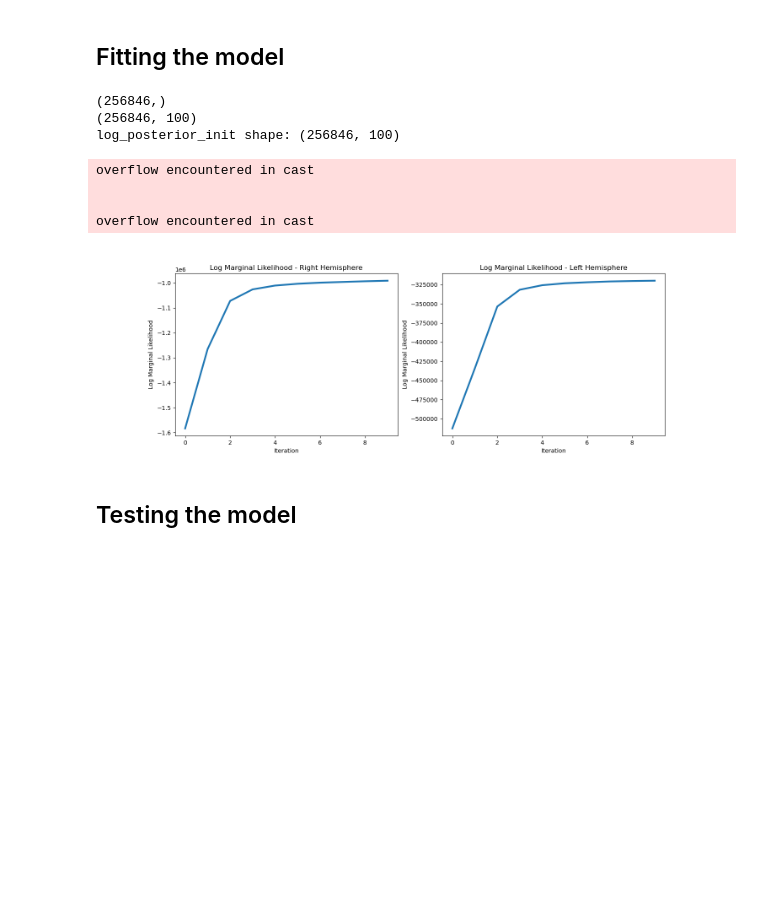
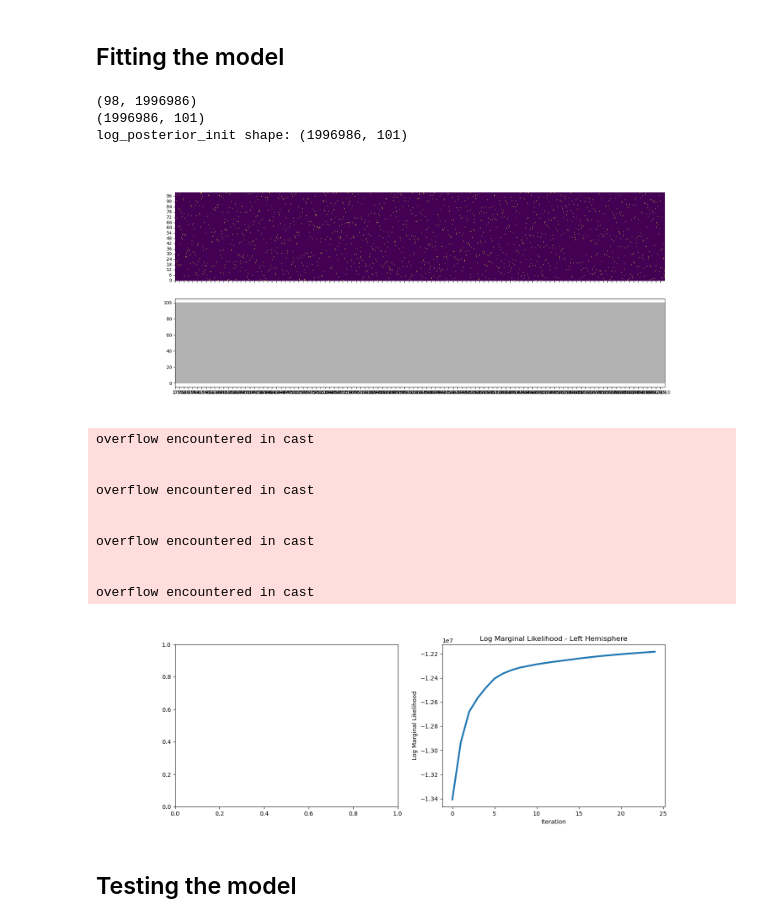
Before and after one commit to Sid-Rafilson-1617/poor-man-GPLVM, a Jupyter notebook: analysis_example.ipynb, the cells around one changed output. Saved outputs shown, nothing was run; the diff lists cells and outputs as text; code cells hidden in the pictures; blank space fills up the shorter version.

```diff
--- a/analysis_example.ipynb
+++ b/analysis_example.ipynb
@@ -265,6 +331,26 @@ UNIT_TYPES = ['Pyramidal Cell']
 # preparing the lists to collect spike rates
 selected_spike_counts_L = []
 selected_spike_counts_R = []
+
+# making a fake timebase ref since no position info is available
+no_position = True
+if no_position:
+    start_time = 0.0
+    # getting the end time from the shortest probe
+    end_time = None
+    for probe in PROBES:
+        _, tb_probe, _ = spike_count_matrices[probe]
+        if end_time is None:
+            end_time = np.max(tb_probe)
+        elif np.max(tb_probe) < end_time:
+            end_time = np.max(tb_probe)
+    tb_ref = np.arange(start_time, end_time, STEP_SIZE)
+
+    # setting the mask to all timebins
+    mask = np.ones_like(tb_ref, dtype=bool)
+
+    # making constant position bins
+    pos_bins = np.zeros(np.sum(mask), dtype=int)
 
 # looping over probes to collect spike rates
 for probe in PROBES:
@@ -330,6 +416,6 @@ times = tb_ref[mask] - tb_ref[0]
 print(f'sorted_counts_concat_L shape: {sorted_spike_counts_concat_L.shape}')
 print(f'sorted_counts_concat_R shape: {sorted_spike_counts_concat_R.shape}')
 print(f'pos_bins shape: {pos_bins.shape}')
-print(f'pos_ref shape: {pos_ref.shape}')
+#print(f'pos_ref shape: {pos_ref.shape}')
 print(f'times shape: {times.shape}')
 # %% [output]
@@ -418,17 +497,23 @@ plt.show()
 ## Fitting the model
 # %%
 # define the models for the left and right hemispheres
-model_l=pmg.PoissonGPLVMJump1D(sorted_spike_counts_concat_L.shape[0], n_latent_bin=N_SPATIAL_BINS, movement_variance=1, tuning_lengthscale=10.)
-model_r=pmg.PoissonGPLVMJump1D(sorted_spike_counts_concat_R.shape[0], n_latent_bin=N_SPATIAL_BINS, movement_variance=1, tuning_lengthscale=10.)
+N_SPATIAL_BINS = 100
+model_l=pmg.PoissonGPLVMJump1D(sorted_spike_counts_concat_L.shape[0], n_latent_bin=N_SPATIAL_BINS + 1, movement_variance=1, tuning_lengthscale=1)
+#model_r=pmg.PoissonGPLVMJump1D(sorted_spike_counts_concat_R.shape[0], n_latent_bin=N_SPATIAL_BINS + 1, movement_variance=1, tuning_lengthscale=1)
 
-print(pos_bins.shape)
+
+# randomize the position bins for training
+pos_bins = np.random.randint(0, N_SPATIAL_BINS + 1, size=sorted_spike_counts_concat_L.shape[1])
+
+#print(pos_bins.shape)
+print(sorted_spike_counts_concat_L.shape)
 
 # getting the log posterior init
-log_posterior_init = np.zeros((sorted_spike_counts_concat_L.shape[1], N_SPATIAL_BINS ))
+log_posterior_init = np.zeros((sorted_spike_counts_concat_L.shape[1], N_SPATIAL_BINS + 1 ))
 
 print(log_posterior_init.shape)
 for t in range(sorted_spike_counts_concat_L.shape[1]):
-    log_posterior_init[t, pos_bins[t] - 1] += 1
+    log_posterior_init[t, pos_bins[t]] += 1
 
 # adding a small value to avoid log(0)
 log_posterior_init += 1e-6
@@ -441,32 +526,47 @@ log_posterior_init = np.log(log_posterior_init)
 
 print(f'log_posterior_init shape: {log_posterior_init.shape}')
 # %% [output]
-(256846,)
-(256846, 100)
-log_posterior_init shape: (256846, 100)
+(98, 1996986)
+(1996986, 101)
+log_posterior_init shape: (1996986, 101)
+# %%
+# plotting the log posterior init
+fig, axs = plt.subplots(2, 1, figsize=(20, 8), sharex=True)
+sns.heatmap(ax=axs[0], data=log_posterior_init.T, cmap='viridis', cbar=False)
+axs[0].invert_yaxis()
+axs[1].plot(pos_bins, color='k', linewidth=1, alpha = 0.3)
+plt.show()
+# %% [output]
+[figure, added]
 # %%
 # fitting the models
-em_res_r = model_r.fit_em(sorted_spike_counts_concat_R.T, key=jr.PRNGKey(3), n_iter=20, log_posterior_init=log_posterior_init, ma_neuron=None, ma_latent=None, n_time_per_chunk=10000)
-em_res_l = model_l.fit_em(sorted_spike_counts_concat_L.T, key=jr.PRNGKey(3), n_iter=20, log_posterior_init=log_posterior_init, ma_neuron=None, ma_latent=None, n_time_per_chunk=10000)
+#em_res_r = model_r.fit_em(sorted_spike_counts_concat_R.T, key=jr.PRNGKey(3), n_iter=20, log_posterior_init=None, ma_neuron=None, ma_latent=None, n_time_per_chunk=10000)
+em_res_l = model_l.fit_em(sorted_spike_counts_concat_L.T, key=jr.PRNGKey(3), n_iter=25, log_posterior_init=None, ma_neuron=None, ma_latent=None, n_time_per_chunk=10000)
 # %% [output]
 overflow encountered in cast
 
 
 overflow encountered in cast
+
+
+overflow encountered in cast
+
+
+overflow encountered in cast
 # %%
 # monitor training
 fig, axs = plt.subplots(1, 2, figsize=(15, 5))
-axs[0].plot(em_res_r['log_marginal_l'], linewidth=3)
-axs[0].set_xlabel('Iteration')
-axs[0].set_ylabel('Log Marginal Likelihood')
-axs[0].set_title('Log Marginal Likelihood - Right Hemisphere')
+#axs[0].plot(em_res_r['log_marginal_l'], linewidth=3)
+#axs[0].set_xlabel('Iteration')
+#axs[0].set_ylabel('Log Marginal Likelihood')
+#axs[0].set_title('Log Marginal Likelihood - Right Hemisphere')
 axs[1].plot(em_res_l['log_marginal_l'], linewidth=3)
 axs[1].set_xlabel('Iteration')
 axs[1].set_ylabel('Log Marginal Likelihood')
 axs[1].set_title('Log Marginal Likelihood - Left Hemisphere')
 plt.show()
 # %% [output]
-[figure, old version]
+[figure, new version]
 # %% [markdown]
 ## Testing the model
 # %%
```
Also changed, not shown: parts of 17 cells of this notebook, 3 other files.
